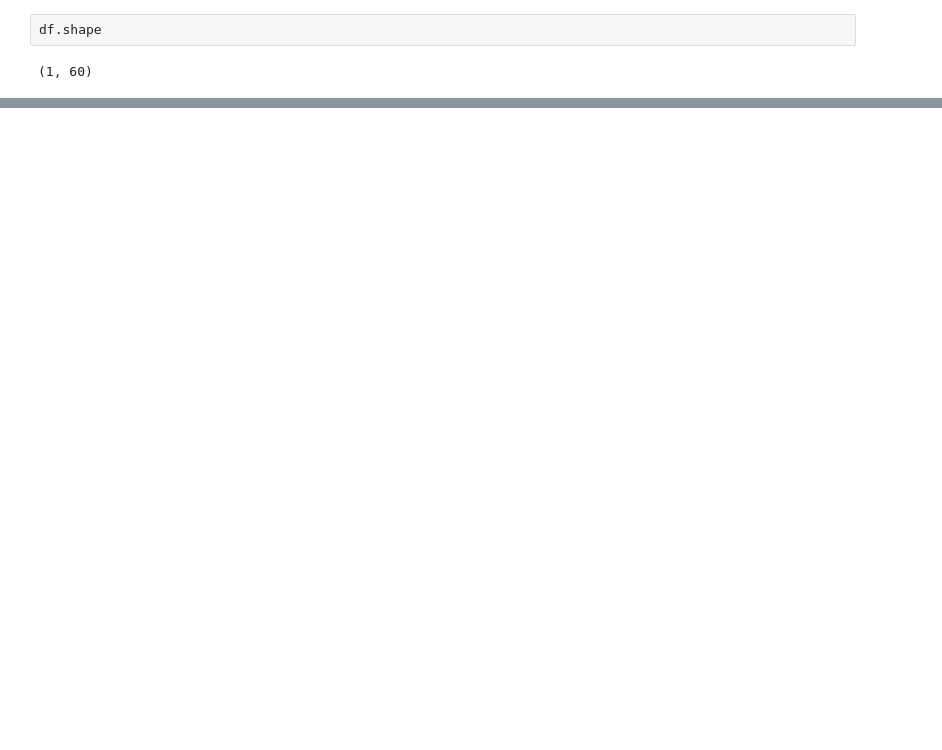
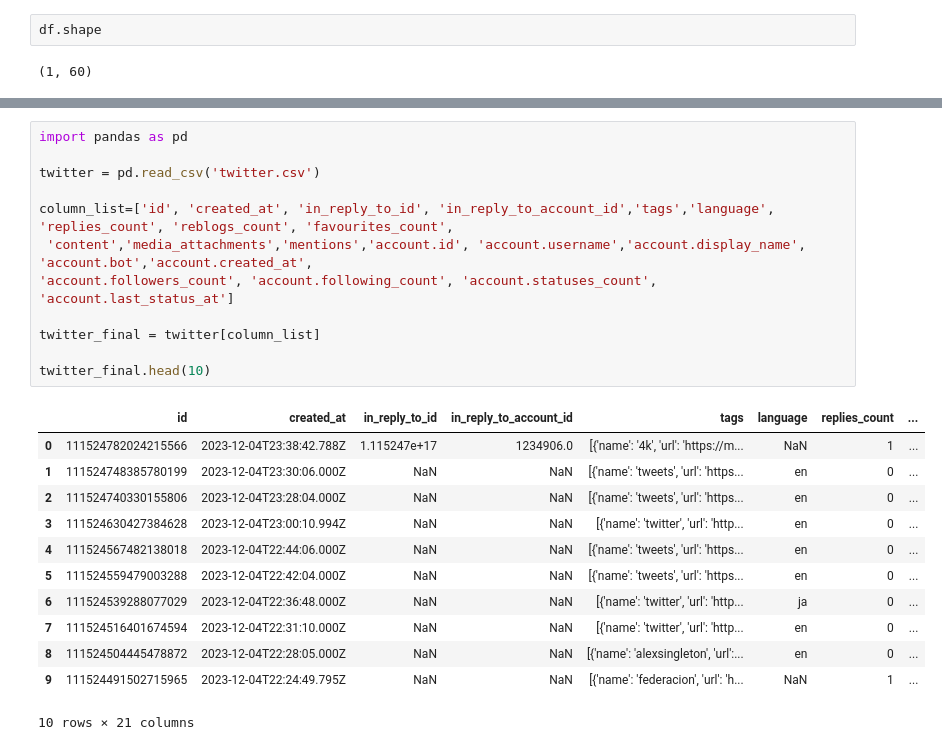
Before and after one commit to DaniLott1988/mastodon_ds_project, a Jupyter notebook: Mastodon.ipynb, the cells around one changed output, grey strips where cells are left out. Drawn from its saved outputs; the diff is of its cells as text; blank space fills up the shorter version.

```diff
--- a/Mastodon.ipynb
+++ b/Mastodon.ipynb
@@ -172,3 +245,28 @@ account.moved.roles                            NaN
 account.moved.fields                           NaN
 application                                    NaN
 Name: 0, Length: 98, dtype: object
+# %%
+import pandas as pd
+
+twitter = pd.read_csv('twitter.csv')
+
+column_list=['id', 'created_at', 'in_reply_to_id', 'in_reply_to_account_id','tags','language', 'replies_count', 'reblogs_count', 'favourites_count',
+ 'content','media_attachments','mentions','account.id', 'account.username','account.display_name', 'account.bot','account.created_at',
+'account.followers_count', 'account.following_count', 'account.statuses_count', 'account.last_status_at']
+
+twitter_final = twitter[column_list]
+
+twitter_final.head(10)
+# %% [output]
+|  | id | created_at | in_reply_to_id | in_reply_to_account_id | tags | language | replies_count | ... |
+| 0 | 111524782024215566 | 2023-12-04T23:38:42.788Z | 1.115247e+17 | 1234906.0 | [{'name': '4k', 'url': 'https://m... | NaN | 1 | ... |
+| 1 | 111524748385780199 | 2023-12-04T23:30:06.000Z | NaN | NaN | [{'name': 'tweets', 'url': 'https... | en | 0 | ... |
+| 2 | 111524740330155806 | 2023-12-04T23:28:04.000Z | NaN | NaN | [{'name': 'tweets', 'url': 'https... | en | 0 | ... |
+| 3 | 111524630427384628 | 2023-12-04T23:00:10.994Z | NaN | NaN | [{'name': 'twitter', 'url': 'http... | en | 0 | ... |
+| 4 | 111524567482138018 | 2023-12-04T22:44:06.000Z | NaN | NaN | [{'name': 'tweets', 'url': 'https... | en | 0 | ... |
+| 5 | 111524559479003288 | 2023-12-04T22:42:04.000Z | NaN | NaN | [{'name': 'tweets', 'url': 'https... | en | 0 | ... |
+| 6 | 111524539288077029 | 2023-12-04T22:36:48.000Z | NaN | NaN | [{'name': 'twitter', 'url': 'http... | ja | 0 | ... |
+| 7 | 111524516401674594 | 2023-12-04T22:31:10.000Z | NaN | NaN | [{'name': 'twitter', 'url': 'http... | en | 0 | ... |
+| 8 | 111524504445478872 | 2023-12-04T22:28:05.000Z | NaN | NaN | [{'name': 'alexsingleton', 'url':... | en | 0 | ... |
+| 9 | 111524491502715965 | 2023-12-04T22:24:49.795Z | NaN | NaN | [{'name': 'federacion', 'url': 'h... | NaN | 1 | ... |
+10 rows × 21 columns
```
Also changed, not shown: parts of 6 cells of this notebook, 5 other files.
